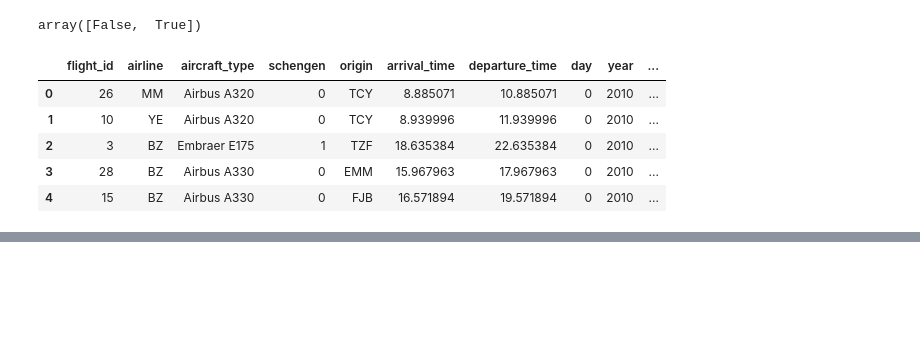
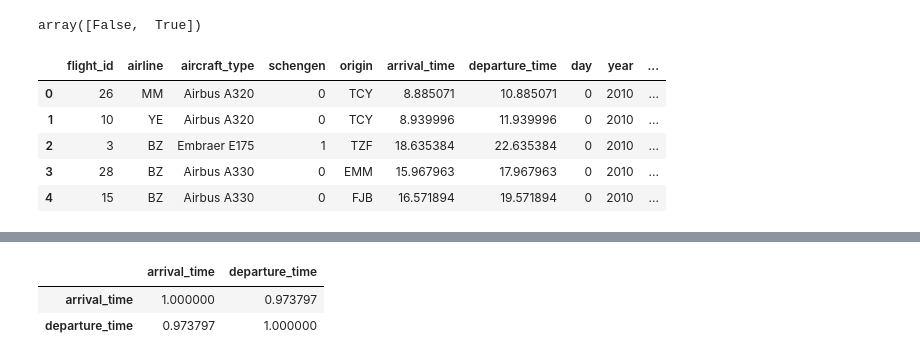
Before and after one commit to LizaGomes97/Alura_Curso, a Jupyter notebook: modelo_atraso_voo.ipynb, the cells around one changed output, grey strips where cells are left out. Saved outputs shown, nothing was run; the diff lists cells and outputs as text; code cells hidden in the pictures; blank space fills up the shorter version.

```diff
--- a/modelo_atraso_voo.ipynb
+++ b/modelo_atraso_voo.ipynb
@@ -267 +267,7 @@ df_encoded.head()
 5 rows × 36 columns
+# %%
+df_encoded[['arrival_time', 'departure_time']].corr()
+# %% [output]
+|  | arrival_time | departure_time |
+| arrival_time | 1.000000 | 0.973797 |
+| departure_time | 0.973797 | 1.000000 |
```
Also changed, not shown: parts of 12 cells of this notebook.
